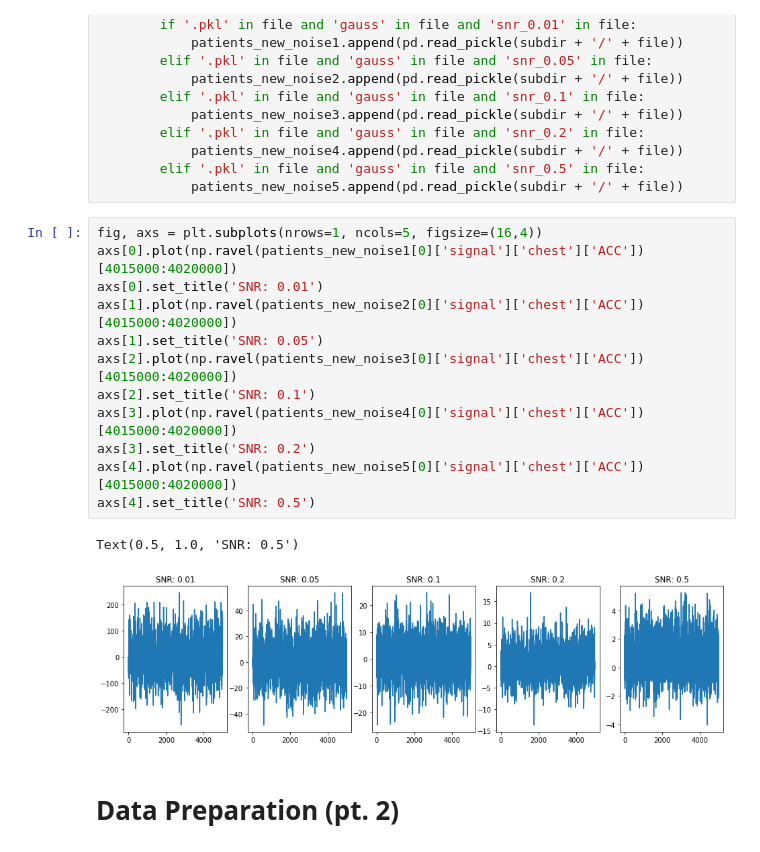
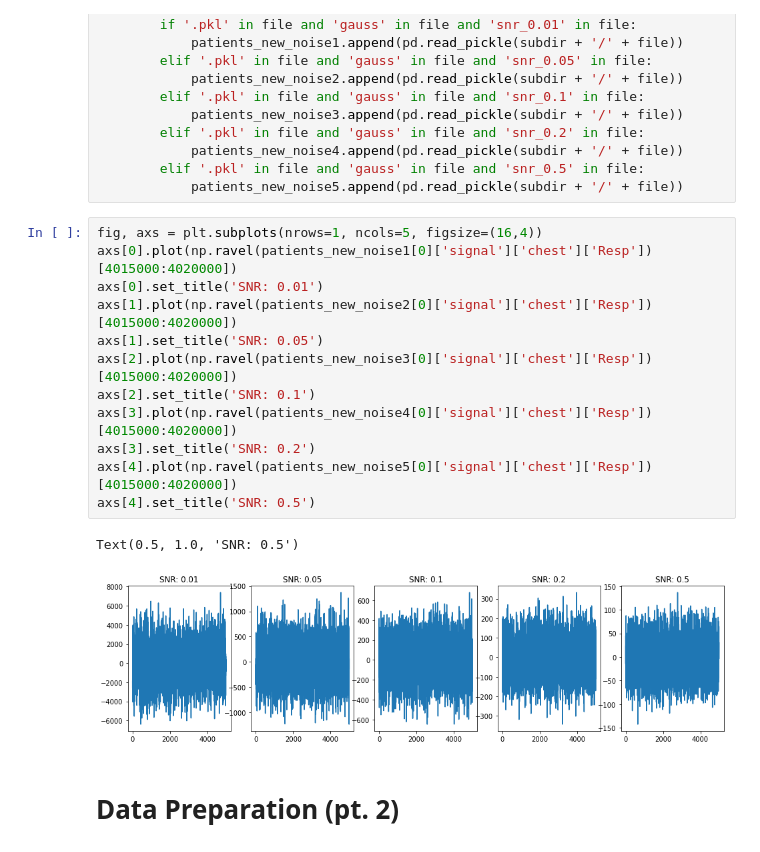
Before and after one commit to AbdulAlkurdi/anxietyFB, a Jupyter notebook: Feature-Based Model.ipynb, the cells around one changed output. Cells and saved outputs as stored; diff of their text form.

```diff
--- a/Feature-Based Model.ipynb
+++ b/Feature-Based Model.ipynb
@@ -1234,19 +1234,19 @@ for subdir, dirs, files in os.walk(rootdir):
             patients_new_noise5.append(pd.read_pickle(subdir + '/' + file))
 # %%
 fig, axs = plt.subplots(nrows=1, ncols=5, figsize=(16,4))
-axs[0].plot(np.ravel(patients_new_noise1[0]['signal']['chest']['ACC'])[4015000:4020000])
+axs[0].plot(np.ravel(patients_new_noise1[0]['signal']['chest']['Resp'])[4015000:4020000])
 axs[0].set_title('SNR: 0.01')
-axs[1].plot(np.ravel(patients_new_noise2[0]['signal']['chest']['ACC'])[4015000:4020000])
+axs[1].plot(np.ravel(patients_new_noise2[0]['signal']['chest']['Resp'])[4015000:4020000])
 axs[1].set_title('SNR: 0.05')
-axs[2].plot(np.ravel(patients_new_noise3[0]['signal']['chest']['ACC'])[4015000:4020000])
+axs[2].plot(np.ravel(patients_new_noise3[0]['signal']['chest']['Resp'])[4015000:4020000])
 axs[2].set_title('SNR: 0.1')
-axs[3].plot(np.ravel(patients_new_noise4[0]['signal']['chest']['ACC'])[4015000:4020000])
+axs[3].plot(np.ravel(patients_new_noise4[0]['signal']['chest']['Resp'])[4015000:4020000])
 axs[3].set_title('SNR: 0.2')
-axs[4].plot(np.ravel(patients_new_noise5[0]['signal']['chest']['ACC'])[4015000:4020000])
+axs[4].plot(np.ravel(patients_new_noise5[0]['signal']['chest']['Resp'])[4015000:4020000])
 axs[4].set_title('SNR: 0.5')
 # %% [output]
 Text(0.5, 1.0, 'SNR: 0.5')
-[figure, old version]
+[figure, new version]
 # %% [markdown]
 # Data Preparation (pt. 2)
 # %% [markdown]
```
Also changed, not shown: parts of 16 cells of this notebook.
